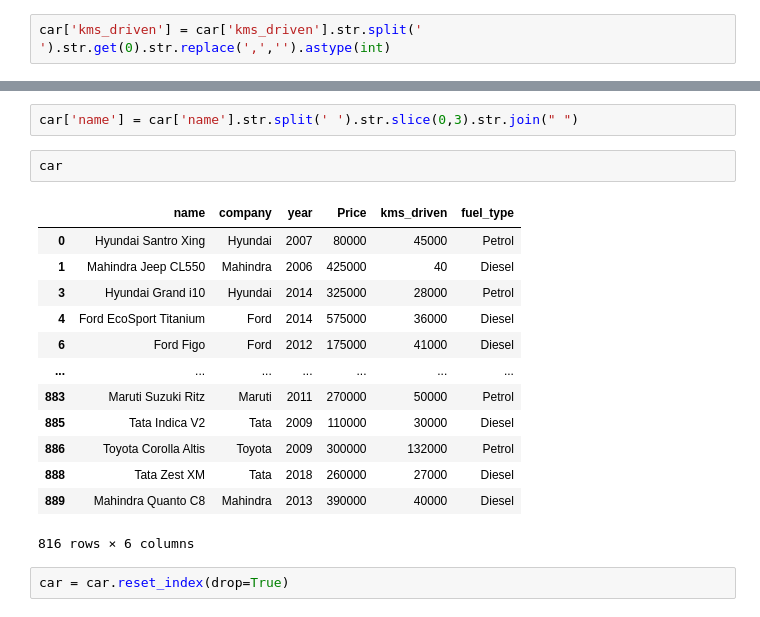
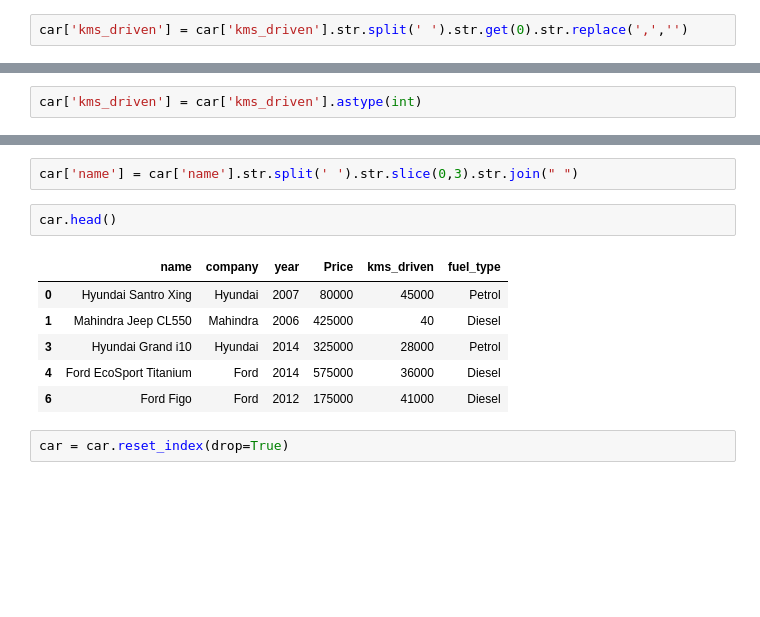
Before and after one commit to Kaustubh8856/CarPricePrediction, a Jupyter notebook: main.ipynb, the cells around one changed output, grey strips where cells are left out. Saved outputs shown, nothing was run; the diff lists cells and outputs as text; blank space fills up the shorter version.

```diff
--- a/main.ipynb
+++ b/main.ipynb
@@ -153,6 +153,6 @@ Data columns (total 6 columns):
 dtypes: int32(2), object(4)
 memory usage: 38.4+ KB
 # %%
-car['kms_driven'] = car['kms_driven'].str.split(' ').str.get(0).str.replace(',','').astype(int)
+car['kms_driven'] = car['kms_driven'].str.split(' ').str.get(0).str.replace(',','')
 # %%
 car = car[car['kms_driven'].str.isnumeric()]
@@ -161,3 +159,5 @@ AttributeError: Can only use .str accessor with string values!
+# %%
+car['kms_driven'] = car['kms_driven'].astype(int)
 # %%
 car.info()
 # %% [output]
@@ -179,21 +179,14 @@ car = car[~car['fuel_type'].isna()]
 # %%
 car['name'] = car['name'].str.split(' ').str.slice(0,3).str.join(" ")
 # %%
-car
+car.head()
 # %% [output]
 |  | name | company | year | Price | kms_driven | fuel_type |
 | 0 | Hyundai Santro Xing | Hyundai | 2007 | 80000 | 45000 | Petrol |
 | 1 | Mahindra Jeep CL550 | Mahindra | 2006 | 425000 | 40 | Diesel |
 | 3 | Hyundai Grand i10 | Hyundai | 2014 | 325000 | 28000 | Petrol |
 | 4 | Ford EcoSport Titanium | Ford | 2014 | 575000 | 36000 | Diesel |
 | 6 | Ford Figo | Ford | 2012 | 175000 | 41000 | Diesel |
-| ... | ... | ... | ... | ... | ... | ... |
-| 883 | Maruti Suzuki Ritz | Maruti | 2011 | 270000 | 50000 | Petrol |
-| 885 | Tata Indica V2 | Tata | 2009 | 110000 | 30000 | Diesel |
-| 886 | Toyota Corolla Altis | Toyota | 2009 | 300000 | 132000 | Petrol |
-| 888 | Tata Zest XM | Tata | 2018 | 260000 | 27000 | Diesel |
-| 889 | Mahindra Quanto C8 | Mahindra | 2013 | 390000 | 40000 | Diesel |
-816 rows × 6 columns
 # %%
 car = car.reset_index(drop=True)
 # %%
```
Also changed, not shown: parts of 17 cells of this notebook, 1 other file.
